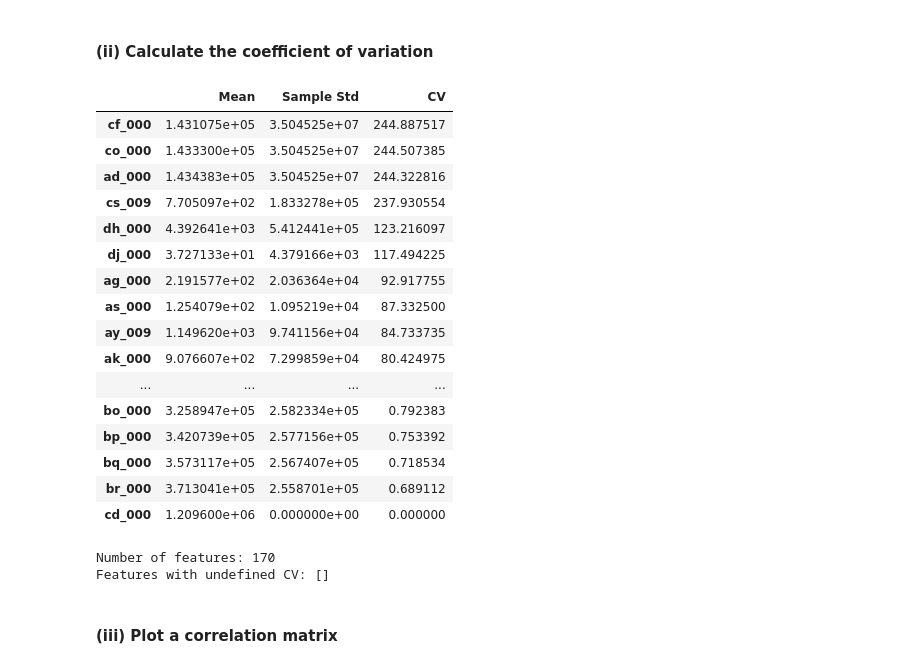
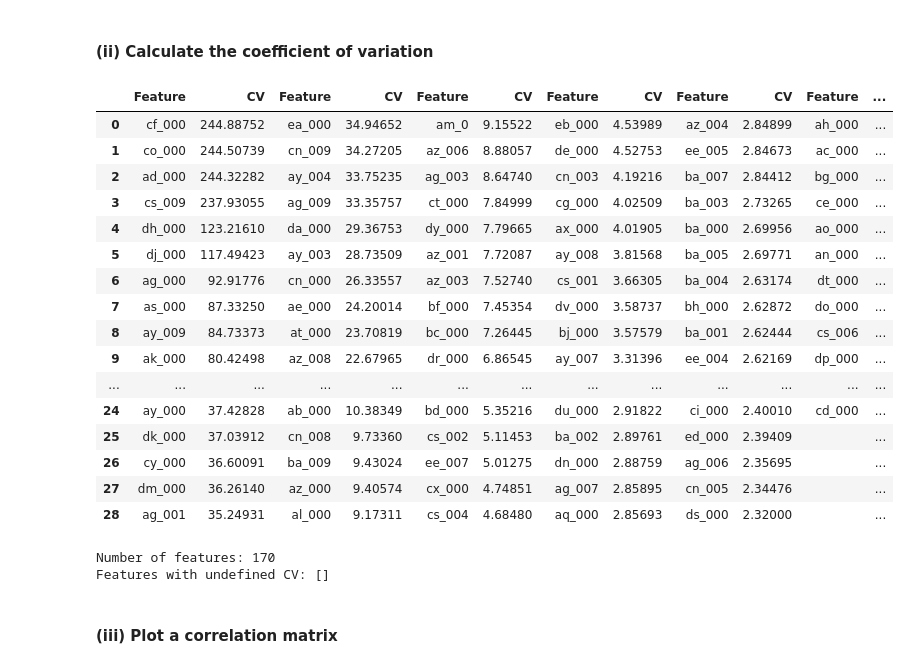
Before and after one commit to shae513351/DSCI552-HW6-Fall26, a Jupyter notebook: notebook/Huang_Shane_HW6.ipynb, the cells around one changed output. Drawn from its saved outputs; the diff is of its cells as text; code cells hidden in the pictures.

```diff
--- a/notebook/Huang_Shane_HW6.ipynb
+++ b/notebook/Huang_Shane_HW6.ipynb
@@ -178,44 +178,52 @@ Remaining test missing values: 0
 # %%
 # Calculate the mean and sample standard deviation of each feature.
 feature_means = X_train.mean()
 feature_stds = X_train.std(ddof=1)
 
 # Treat CV as undefined when the feature mean is zero.
 feature_cv = feature_stds / feature_means.replace(0, np.nan)
 
 # Summarize all 170 features and rank them by CV.
 cv_summary = pd.DataFrame({
     "Mean": feature_means,
     "Sample Std": feature_stds,
     "CV": feature_cv
 }).sort_values("CV", ascending=False)
 
-# Display all feature statistics.
-with pd.option_context("display.max_rows", 170):
-    display(cv_summary)
+# Display all 170 CV values in parallel blocks.
+cv_display = cv_summary["CV"].rename_axis("Feature").reset_index()
+block_size = int(np.ceil(len(cv_display) / 6))
+
+blocks = [
+    cv_display.iloc[start:start + block_size].reset_index(drop=True)
+    for start in range(0, len(cv_display), block_size)
+]
+
+with pd.option_context("display.max_rows", 30, "display.max_columns", 12):
+    display(pd.concat(blocks, axis=1).round(5).fillna(""))
 
 # Check the number of features and any undefined CV values.
 print("Number of features:", len(cv_summary))
 print("Features with undefined CV:",
       cv_summary.index[cv_summary["CV"].isna()].tolist())
 # %% [output]
-|  | Mean | Sample Std | CV |
-| cf_000 | 1.431075e+05 | 3.504525e+07 | 244.887517 |
-| co_000 | 1.433300e+05 | 3.504525e+07 | 244.507385 |
-| ad_000 | 1.434383e+05 | 3.504525e+07 | 244.322816 |
-| cs_009 | 7.705097e+02 | 1.833278e+05 | 237.930554 |
-| dh_000 | 4.392641e+03 | 5.412441e+05 | 123.216097 |
-| dj_000 | 3.727133e+01 | 4.379166e+03 | 117.494225 |
-| ag_000 | 2.191577e+02 | 2.036364e+04 | 92.917755 |
-| as_000 | 1.254079e+02 | 1.095219e+04 | 87.332500 |
-| ay_009 | 1.149620e+03 | 9.741156e+04 | 84.733735 |
-| ak_000 | 9.076607e+02 | 7.299859e+04 | 80.424975 |
-| ... | ... | ... | ... |
-| bo_000 | 3.258947e+05 | 2.582334e+05 | 0.792383 |
-| bp_000 | 3.420739e+05 | 2.577156e+05 | 0.753392 |
-| bq_000 | 3.573117e+05 | 2.567407e+05 | 0.718534 |
-| br_000 | 3.713041e+05 | 2.558701e+05 | 0.689112 |
-| cd_000 | 1.209600e+06 | 0.000000e+00 | 0.000000 |
+|  | Feature | CV | Feature | CV | Feature | CV | Feature | CV | Feature | CV | Feature | ... |
+| 0 | cf_000 | 244.88752 | ea_000 | 34.94652 | am_0 | 9.15522 | eb_000 | 4.53989 | az_004 | 2.84899 | ah_000 | ... |
+| 1 | co_000 | 244.50739 | cn_009 | 34.27205 | az_006 | 8.88057 | de_000 | 4.52753 | ee_005 | 2.84673 | ac_000 | ... |
+| 2 | ad_000 | 244.32282 | ay_004 | 33.75235 | ag_003 | 8.64740 | cn_003 | 4.19216 | ba_007 | 2.84412 | bg_000 | ... |
+| 3 | cs_009 | 237.93055 | ag_009 | 33.35757 | ct_000 | 7.84999 | cg_000 | 4.02509 | ba_003 | 2.73265 | ce_000 | ... |
+| 4 | dh_000 | 123.21610 | da_000 | 29.36753 | dy_000 | 7.79665 | ax_000 | 4.01905 | ba_000 | 2.69956 | ao_000 | ... |
+| 5 | dj_000 | 117.49423 | ay_003 | 28.73509 | az_001 | 7.72087 | ay_008 | 3.81568 | ba_005 | 2.69771 | an_000 | ... |
+| 6 | ag_000 | 92.91776 | cn_000 | 26.33557 | az_003 | 7.52740 | cs_001 | 3.66305 | ba_004 | 2.63174 | dt_000 | ... |
+| 7 | as_000 | 87.33250 | ae_000 | 24.20014 | bf_000 | 7.45354 | dv_000 | 3.58737 | bh_000 | 2.62872 | do_000 | ... |
+| 8 | ay_009 | 84.73373 | at_000 | 23.70819 | bc_000 | 7.26445 | bj_000 | 3.57579 | ba_001 | 2.62444 | cs_006 | ... |
+| 9 | ak_000 | 80.42498 | az_008 | 22.67965 | dr_000 | 6.86545 | ay_007 | 3.31396 | ee_004 | 2.62169 | dp_000 | ... |
+| ... | ... | ... | ... | ... | ... | ... | ... | ... | ... | ... | ... | ... |
+| 24 | ay_000 | 37.42828 | ab_000 | 10.38349 | bd_000 | 5.35216 | du_000 | 2.91822 | ci_000 | 2.40010 | cd_000 | ... |
+| 25 | dk_000 | 37.03912 | cn_008 | 9.73360 | cs_002 | 5.11453 | ba_002 | 2.89761 | ed_000 | 2.39409 |  | ... |
+| 26 | cy_000 | 36.60091 | ba_009 | 9.43024 | ee_007 | 5.01275 | dn_000 | 2.88759 | ag_006 | 2.35695 |  | ... |
+| 27 | dm_000 | 36.26140 | az_000 | 9.40574 | cx_000 | 4.74851 | ag_007 | 2.85895 | cn_005 | 2.34476 |  | ... |
+| 28 | ag_001 | 35.24931 | al_000 | 9.17311 | cs_004 | 4.68480 | aq_000 | 2.85693 | ds_000 | 2.32000 |  | ... |
 Number of features: 170
 Features with undefined CV: []
 # %% [markdown]
```
Also changed, not shown: parts of 27 cells of this notebook.
